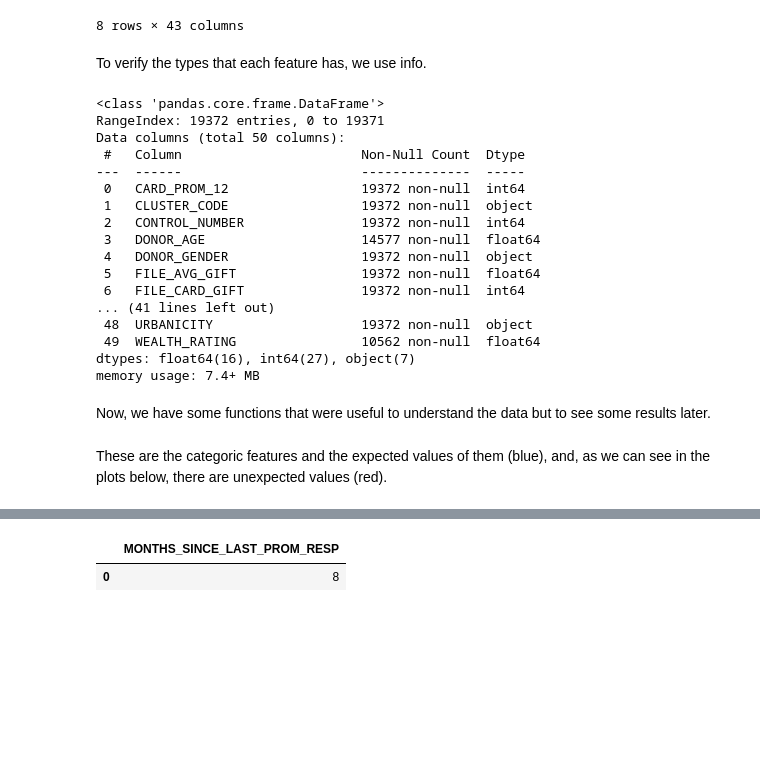
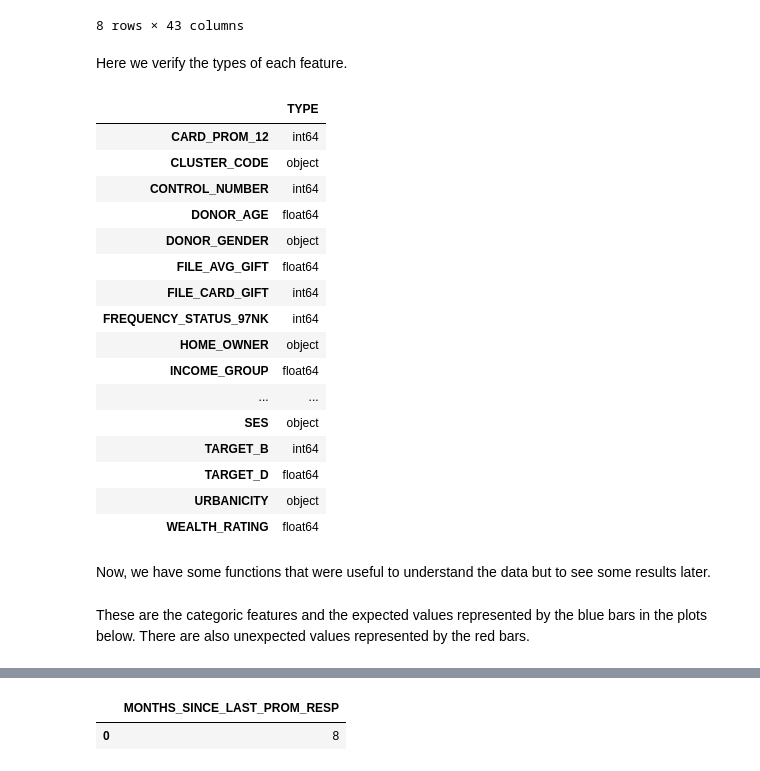
Before and after one commit to F-Madruga/Donation_Dataset_Predictions_FCUL, a Jupyter notebook: AA_202021_Project.ipynb, the cells around one changed output, grey strips where cells are left out. Cells and saved outputs as stored; diff of their text form; code cells hidden in the pictures; blank space fills up the shorter version.

Commit message:
ADD: Cluster plots and markdown code descriptions

```diff
--- a/AA_202021_Project.ipynb
+++ b/AA_202021_Project.ipynb
@@ -210,27 +210,27 @@ df.describe()
 | max | 17.000000 | 191779.000000 | 87.000000 | 450.000000 | 41.000000 | 4.000000 | ... |
 8 rows × 43 columns
 # %% [markdown]
-To verify the types that each feature has, we use info.
+Here we verify the types of each feature.
-# %%
-df.info()
-# %% [output]
-<class 'pandas.core.frame.DataFrame'>
-RangeIndex: 19372 entries, 0 to 19371
-Data columns (total 50 columns):
- #   Column                       Non-Null Count  Dtype
----  ------                       --------------  -----
- 0   CARD_PROM_12                 19372 non-null  int64
- 1   CLUSTER_CODE                 19372 non-null  object
- 2   CONTROL_NUMBER               19372 non-null  int64
- 3   DONOR_AGE                    14577 non-null  float64
- 4   DONOR_GENDER                 19372 non-null  object
- 5   FILE_AVG_GIFT                19372 non-null  float64
- 6   FILE_CARD_GIFT               19372 non-null  int64
-... (41 lines left out)
- 48  URBANICITY                   19372 non-null  object
- 49  WEALTH_RATING                10562 non-null  float64
-dtypes: float64(16), int64(27), object(7)
-memory usage: 7.4+ MB
+# %%
+df.dtypes.to_frame().rename(columns={0: 'TYPE'})
+# %% [output]
+|  | TYPE |
+| CARD_PROM_12 | int64 |
+| CLUSTER_CODE | object |
+| CONTROL_NUMBER | int64 |
+| DONOR_AGE | float64 |
+| DONOR_GENDER | object |
+| FILE_AVG_GIFT | float64 |
+| FILE_CARD_GIFT | int64 |
+| FREQUENCY_STATUS_97NK | int64 |
+| HOME_OWNER | object |
+| INCOME_GROUP | float64 |
+| ... | ... |
+| SES | object |
+| TARGET_B | int64 |
+| TARGET_D | float64 |
+| URBANICITY | object |
+| WEALTH_RATING | float64 |
 # %% [markdown]
 Now, we have some functions that were useful to understand the data but to see some results later.
 # %%
@@ -289,7 +289,7 @@ def check_non_categoric_features(df, columns):
                 result[column[0]] = [len(df.index[column[1](df[column[0]])].values)]
     return pd.DataFrame(result)
 # %% [markdown]
-These are the categoric features and the expected values of them (blue), and, as we can see in the plots below, there are unexpected values (red).
+These are the categoric features and the expected values represented by the blue bars in the plots below. There are also unexpected values represented by the red bars.
 # %%
 categoric_features = [
     ('CLUSTER_CODE', [str(i) for i in range(1, 55)]),
```
Also changed, not shown: parts of 106 cells of this notebook, 2 other files.
